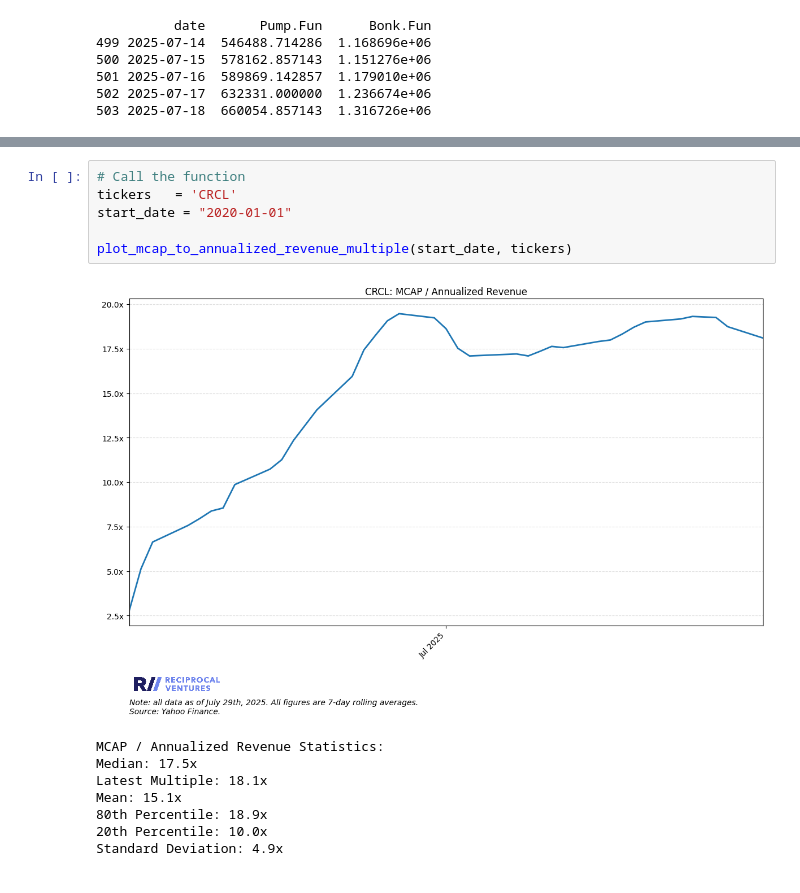
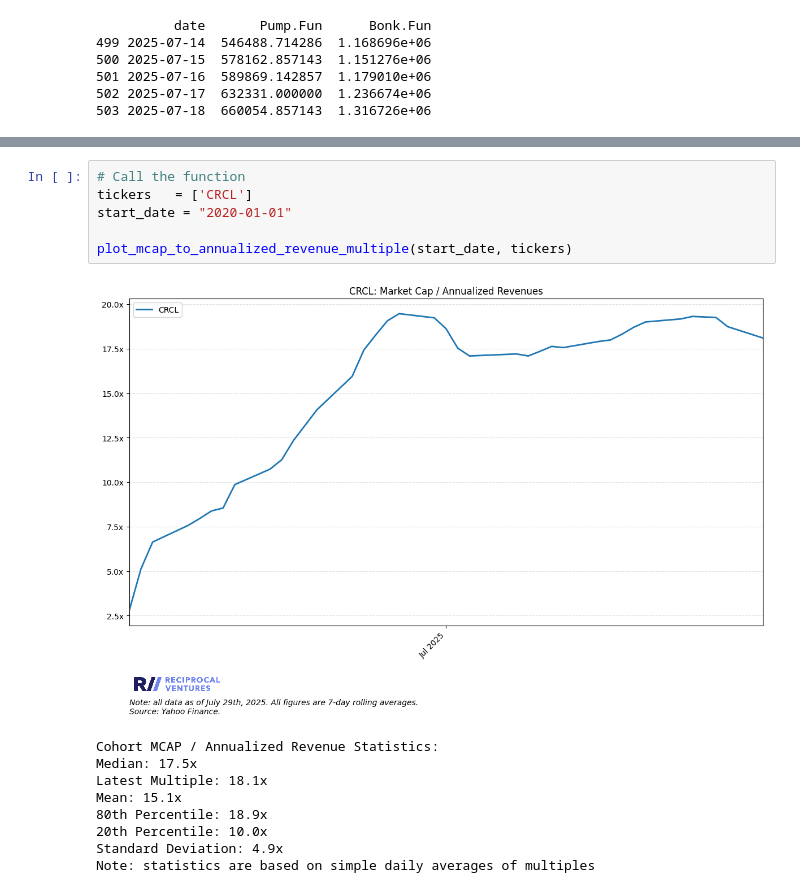
Before and after one commit to jimboevans/twitter-data-cuts, a Jupyter notebook: july-25-analysis.ipynb, the cells around one changed output, grey strips where cells are left out. Drawn from its saved outputs; the diff is of its cells as text.

```diff
--- a/july-25-analysis.ipynb
+++ b/july-25-analysis.ipynb
@@ -1122,15 +1145,16 @@ Standard Deviation: 2.3x
-# %%
-# Call the function
-tickers   = 'CRCL'
-start_date = "2020-01-01"
-
-plot_mcap_to_annualized_revenue_multiple(start_date, tickers)
-# %% [output]
-[figure, removed]
-MCAP / Annualized Revenue Statistics:
-Median: 17.5x
-Latest Multiple: 18.1x
-Mean: 15.1x
-80th Percentile: 18.9x
-20th Percentile: 10.0x
-Standard Deviation: 4.9x
+# %%
+# Call the function
+tickers   = ['CRCL']
+start_date = "2020-01-01"
+
+plot_mcap_to_annualized_revenue_multiple(start_date, tickers)
+# %% [output]
+[figure, added]
+Cohort MCAP / Annualized Revenue Statistics:
+Median: 17.5x
+Latest Multiple: 18.1x
+Mean: 15.1x
+80th Percentile: 18.9x
+20th Percentile: 10.0x
+Standard Deviation: 4.9x
+Note: statistics are based on simple daily averages of multiples
```
Also changed, not shown: parts of 2 cells of this notebook, 6 other files.
